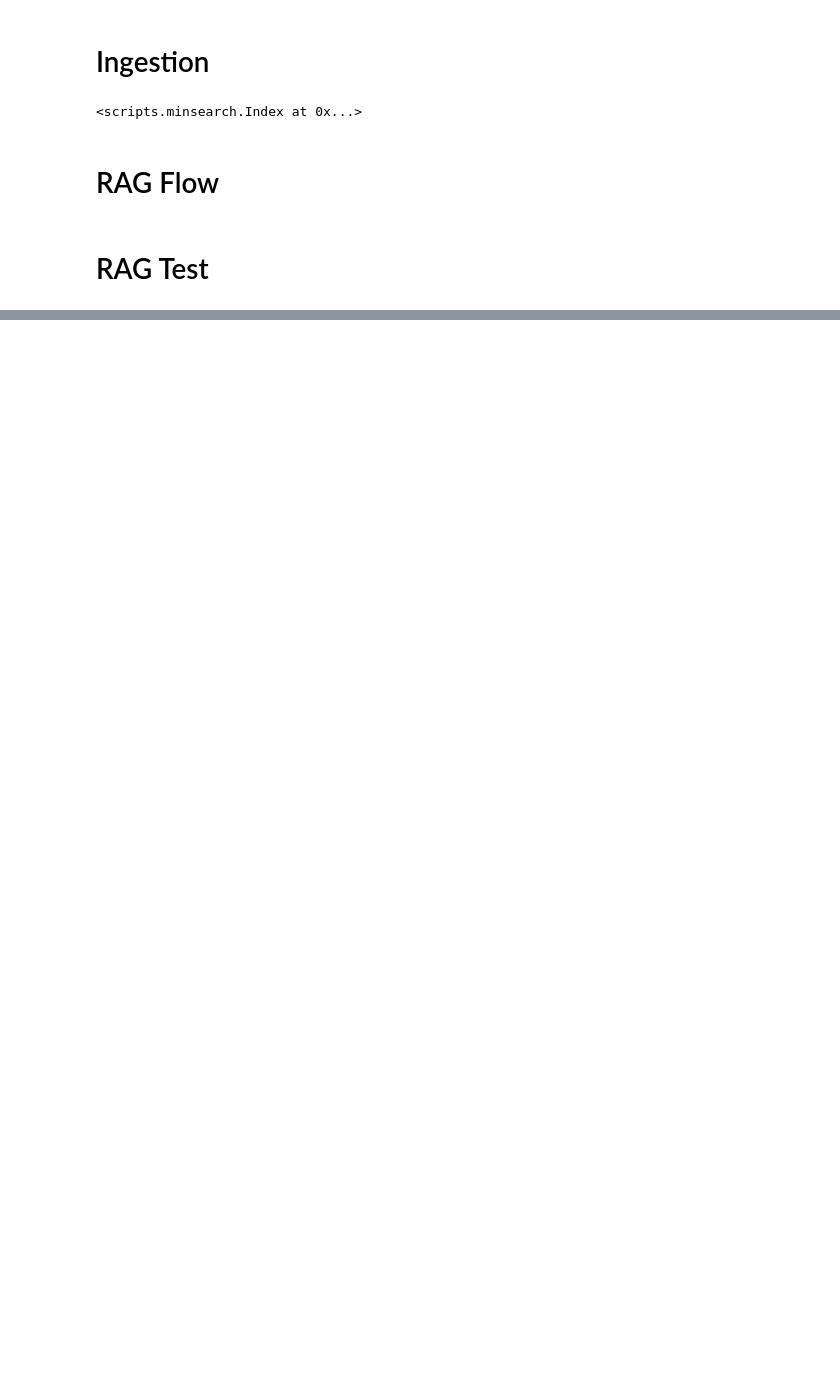
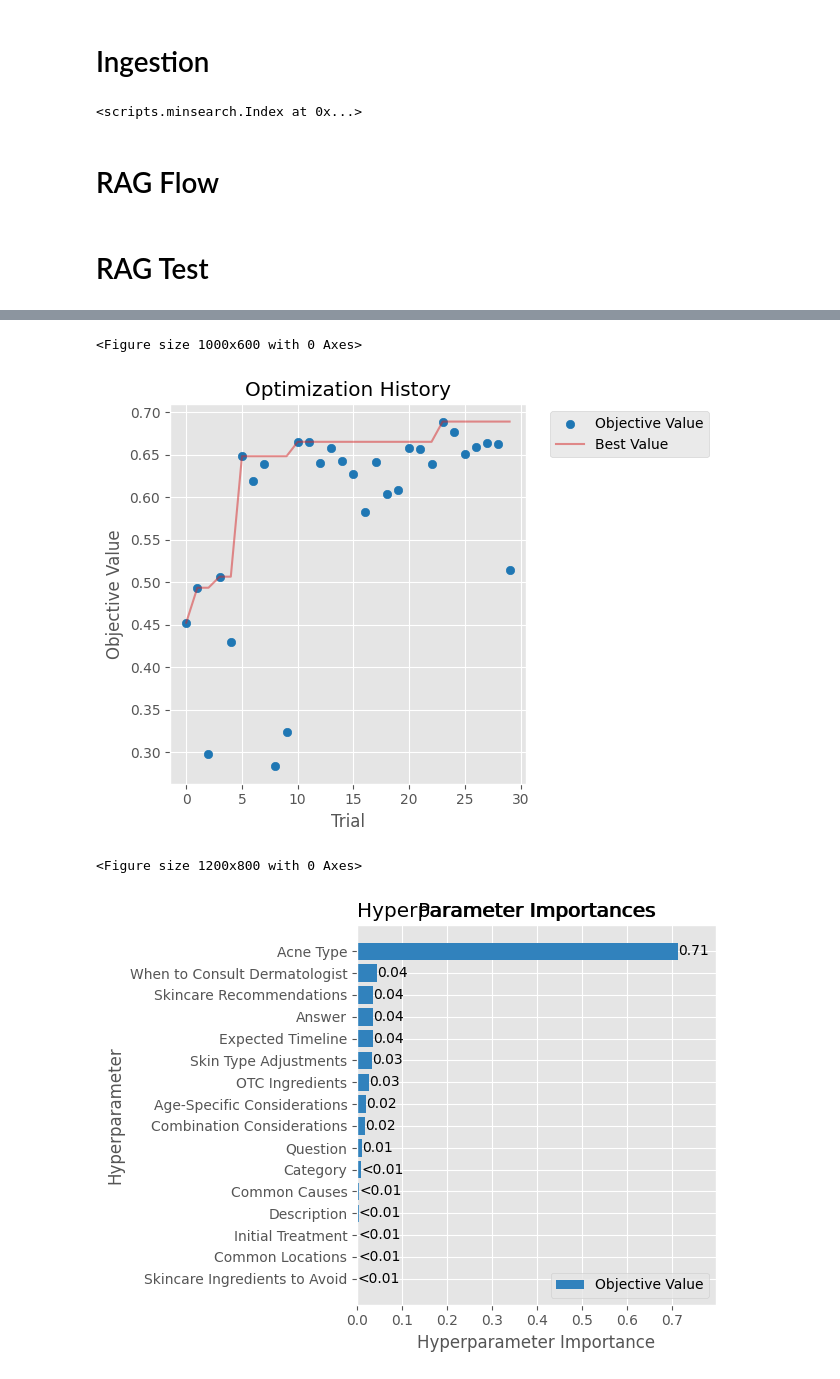
Before and after one commit to andyathsid/acnesense-web-monorepo, a Jupyter notebook: ml/llm/notebooks/rag-test.ipynb, the cells around one changed output, grey strips where cells are left out. Saved outputs shown, nothing was run; the diff lists cells and outputs as text; code cells hidden in the pictures; blank space fills up the shorter version.

```diff
--- a/ml/llm/notebooks/rag-test.ipynb
+++ b/ml/llm/notebooks/rag-test.ipynb
@@ -325,0 +333,2 @@ Testing completed!
+# %%
+ground_truth = df_eval_questions.to_dict(orient='records')
@@ -325,0 +342,8 @@ Testing completed!
+# %%
+def mrr(relevance_total):
+    total_score = 0.0
+    for line in relevance_total:
+        for rank in range(len(line)):
+            if line[rank] == True:
+                total_score = total_score + 1 / (rank + 1)
+    return total_score / len(relevance_total)
@@ -325,0 +459,8 @@ Testing completed!
+# %%
+def objective(boost_params):
+    """Objective function: MRR on validation set"""
+    def search_function(q):
+        return boosted_search(q, boost_params)
+
+    results = evaluate(val_data, search_function)
+    return results['mrr']
@@ -325,0 +572,12 @@ Testing completed!
+# %%
+print("Starting Optuna optimization...")
+study = optimize_with_optuna(n_trials=30)
+
+# Get the best parameters
+optuna_best_params = study.best_params
+optuna_best_score = study.best_value
+
+print(f"Best MRR score: {optuna_best_score}")
+print("Best parameters:")
+for field, value in optuna_best_params.items():
+    print(f"  {field}: {value:.2f}")
@@ -325,0 +600,19 @@ Testing completed!
+# %%
+# Plot optimization history
+plt.figure(figsize=(10, 6))
+optuna.visualization.matplotlib.plot_optimization_history(study)
+plt.title('Optimization History')
+plt.tight_layout()
+plt.show()
+
+# Plot parameter importances
+plt.figure(figsize=(12, 8))
+optuna.visualization.matplotlib.plot_param_importances(study)
+plt.title('Parameter Importances')
+plt.tight_layout()
+plt.show()
+# %% [output]
+<Figure size 1000x600 with 0 Axes>
+[figure, added]
+<Figure size 1200x800 with 0 Axes>
+[figure, added]
```
Also changed, not shown: parts of 26 cells of this notebook, 2 other files.
